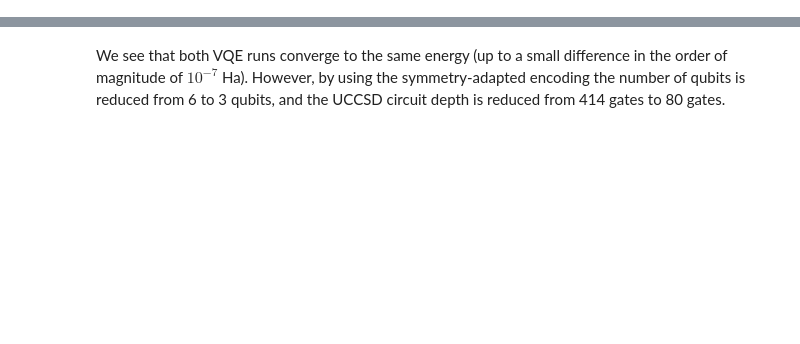
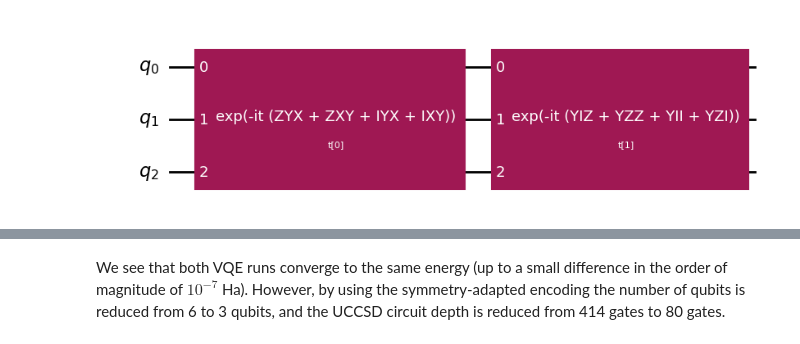
Before and after one commit to dariopicozzi/quantumsymmetry, a Jupyter notebook: docs/tutorials/05_VQE_circuits.ipynb, the cells around one changed output, grey strips where cells are left out. Cells and saved outputs as stored; diff of their text form; code cells hidden in the pictures; blank space fills up the shorter version.

```diff
--- a/docs/tutorials/05_VQE_circuits.ipynb
+++ b/docs/tutorials/05_VQE_circuits.ipynb
@@ -68,0 +116,26 @@ depth1 = ansatz.decompose().decompose().decompose().decompose().depth()
+# %%
+encoding = Encoding(atom = atom, basis = basis, charge = charge, spin = spin, output_format = 'qiskit')
+mapper = encoding.qiskit_mapper
+initial_state = encoding.HF_circuit
+
+SAE_UCC_ansatz = UCC(
+    excitations= 'd',
+    num_spatial_orbitals = problem.num_spatial_orbitals,
+    num_particles = problem.num_particles,
+    qubit_mapper = mapper,
+    initial_state = initial_state
+    )
+
+vqe = VQE(
+    estimator = Estimator(),
+    ansatz = SAE_UCC_ansatz,
+    optimizer = SLSQP()
+)
+
+solver = GroundStateEigensolver(mapper, vqe)
+vqe_result = solver.solve(problem)
+
+SAE_UCC_energy = vqe_result.total_energies[0]
+SAE_UCC_qubits = SAE_UCC_ansatz.num_qubits
+SAE_UCC_depth = SAE_UCC_ansatz.decompose().decompose().decompose().decompose().depth()
+SAE_UCC_CNOT_count = SAE_UCC_ansatz.decompose().decompose().decompose().decompose().count_ops()['cx']
@@ -68,0 +144,4 @@ depth1 = ansatz.decompose().decompose().decompose().decompose().depth()
+# %%
+SAE_UCC_ansatz.decompose().draw(output='mpl')
+# %% [output]
+[figure, added]
```
Also changed, not shown: parts of 34 cells of this notebook, 6 other files.
